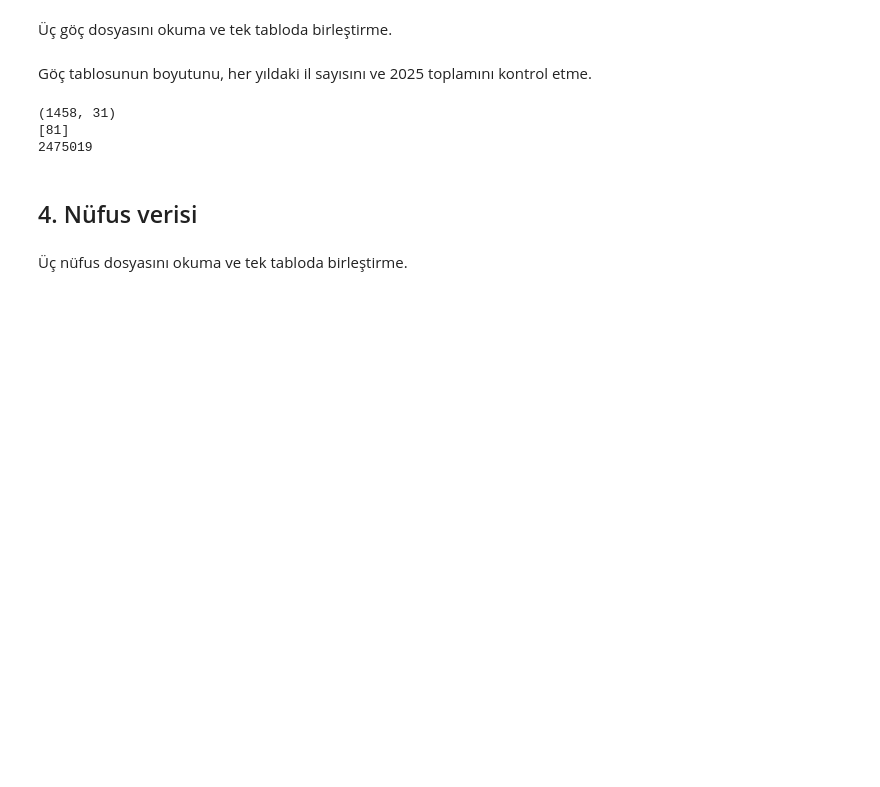
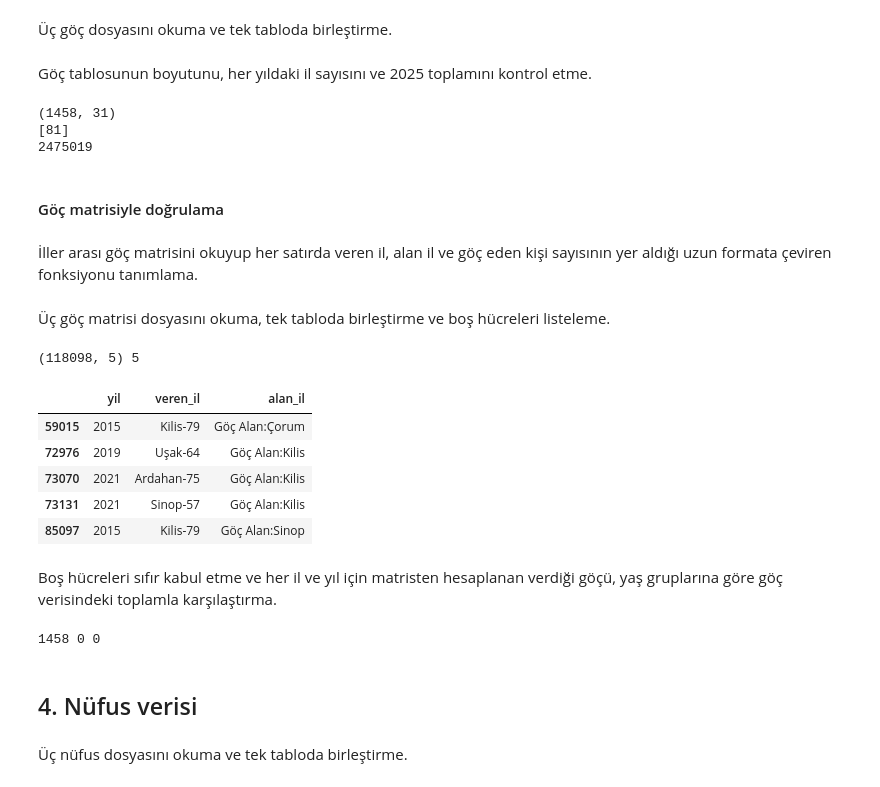
Before and after one commit to okancc/genc-goc-yalniz-yaslilik, a Jupyter notebook: kod/01_veri_temizleme.ipynb, the cells around one changed output. Saved outputs shown, nothing was run; the diff lists cells and outputs as text; code cells hidden in the pictures; blank space fills up the shorter version.

Commit message:
Göç matrisiyle doğrulama bölümü eklendi

```diff
--- a/kod/01_veri_temizleme.ipynb
+++ b/kod/01_veri_temizleme.ipynb
@@ -129,6 +126,49 @@ print(goc_yas[goc_yas.yil == 2025].filter(like="aldigi_").sum().sum())
 (1458, 31)
 [81]
 2475019
+# %% [markdown]
+#### Göç matrisiyle doğrulama
+# %% [markdown]
+İller arası göç matrisini okuyup her satırda veren il, alan il ve göç eden kişi sayısının yer aldığı uzun formata çeviren fonksiyonu tanımlama.
+# %%
+def matris_oku(yol):
+    ham = pd.read_csv(yol, sep="|", header=None, dtype=str, encoding="utf-8-sig")
+    alan_iller = ham.iloc[2, 2:]
+    veri = ham.iloc[5:, :].copy()
+    veri[0] = veri[0].ffill()
+    veri = veri[veri[1].notna()]
+    veri.columns = ["yil", "veren_il"] + list(alan_iller)
+    veri = veri.loc[:, veri.columns.notna()]
+    uzun = veri.melt(id_vars=["yil", "veren_il"], var_name="alan_il", value_name="kisi")
+    uzun["yil"] = uzun["yil"].astype(float).astype(int)
+    uzun["il_kodu"] = uzun["veren_il"].str.rsplit("-", n=1).str[1].astype(int)
+    uzun["kisi"] = pd.to_numeric(uzun["kisi"])
+    return uzun
+# %% [markdown]
+Üç göç matrisi dosyasını okuma, tek tabloda birleştirme ve boş hücreleri listeleme.
+# %%
+matris_dosyalari = ["goc_matrisi_2008_2014.csv", "goc_matrisi_2015_2021.csv", "goc_matrisi_2022_2025.csv"]
+goc_matrisi = pd.concat([matris_oku("../veri/ham/" + d) for d in matris_dosyalari], ignore_index=True)
+print(goc_matrisi.shape, goc_matrisi["kisi"].isna().sum())
+goc_matrisi[goc_matrisi["kisi"].isna()][["yil", "veren_il", "alan_il"]]
+# %% [output]
+(118098, 5) 5
+|  | yil | veren_il | alan_il |
+| 59015 | 2015 | Kilis-79 | Göç Alan:Çorum |
+| 72976 | 2019 | Uşak-64 | Göç Alan:Kilis |
+| 73070 | 2021 | Ardahan-75 | Göç Alan:Kilis |
+| 73131 | 2021 | Sinop-57 | Göç Alan:Kilis |
+| 85097 | 2015 | Kilis-79 | Göç Alan:Sinop |
+# %% [markdown]
+Boş hücreleri sıfır kabul etme ve her il ve yıl için matristen hesaplanan verdiği göçü, yaş gruplarına göre göç verisindeki toplamla karşılaştırma.
+# %%
+goc_matrisi["kisi"] = goc_matrisi["kisi"].fillna(0).astype(int)
+matris_verdigi = goc_matrisi.groupby(["yil", "il_kodu"])["kisi"].sum()
+yas_verdigi = goc_yas.set_index(["yil", "il_kodu"]).filter(like="verdigi_").sum(axis=1)
+fark = (matris_verdigi - yas_verdigi).abs()
+print(len(fark), fark.isna().sum(), fark.max())
+# %% [output]
+1458 0 0
 # %% [markdown]
 ## 4. Nüfus verisi
 # %% [markdown]
```
Also changed, not shown: parts of 1 cell of this notebook.
